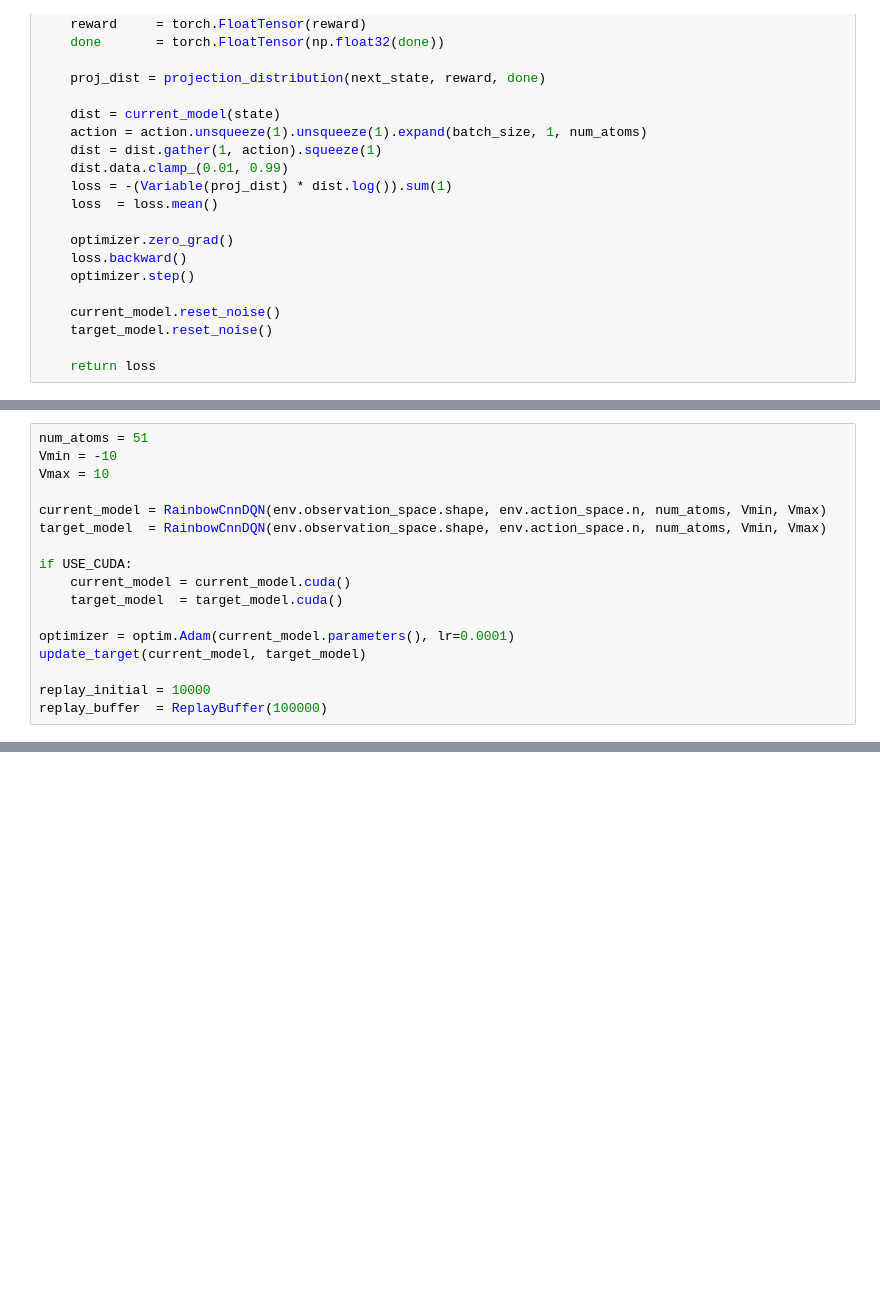
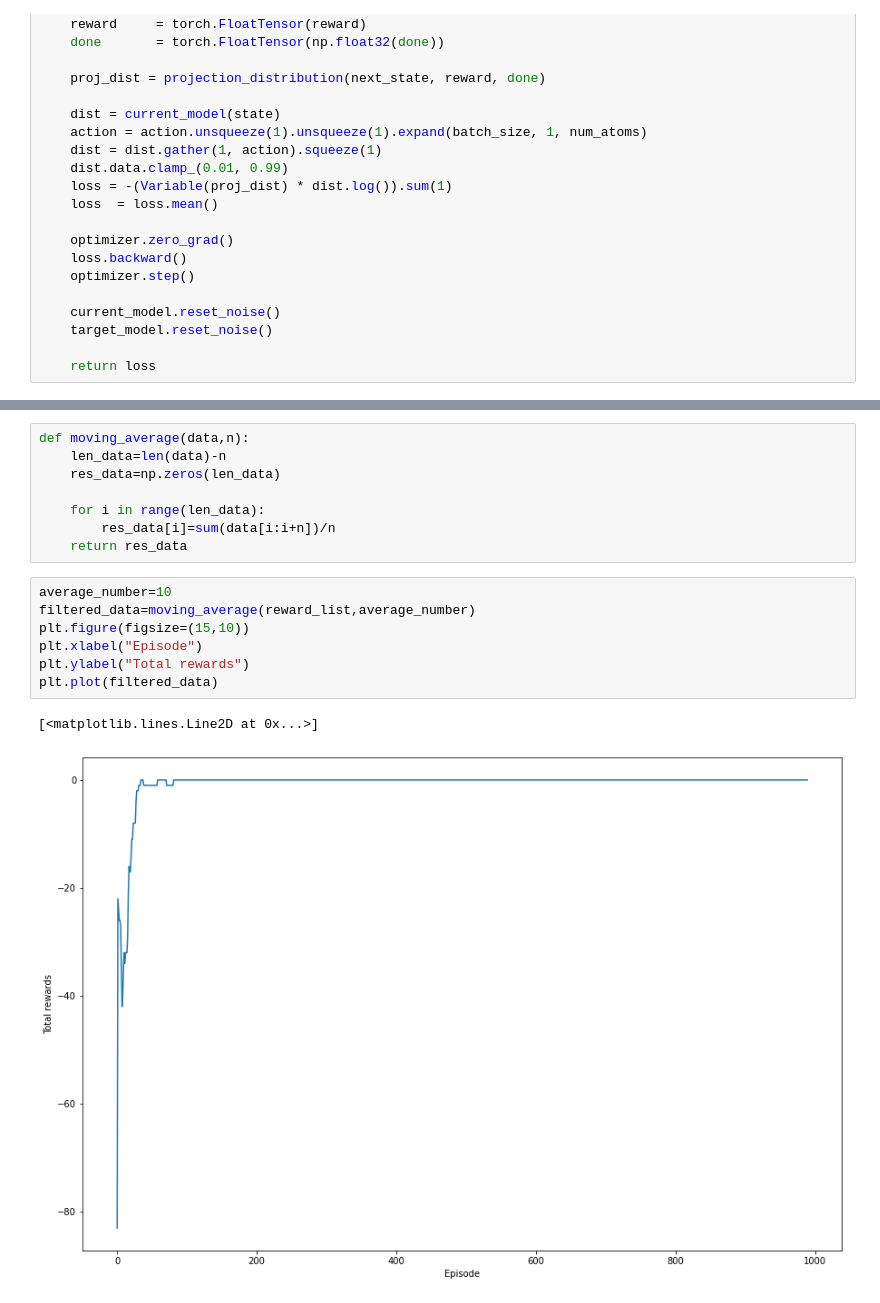
Before and after one commit to acsl-inha/collision_avoidance, a Jupyter notebook: Aircraft_avoidance_RL/6.non_cmd_rainbow/rainbow dqn.ipynb, the cells around one changed output, grey strips where cells are left out. Cells and saved outputs as stored; diff of their text form; blank space fills up the shorter version.

Commit message:
Apply Rainbow DQN and experiment with

```diff
--- a/Aircraft_avoidance_RL/6.non_cmd_rainbow/rainbow dqn.ipynb
+++ b/Aircraft_avoidance_RL/6.non_cmd_rainbow/rainbow dqn.ipynb
@@ -280,17 +156,0 @@ class RainbowCnnDQN(nn.Module):
-# %%
-num_atoms = 51
-Vmin = -10
-Vmax = 10
-
-current_model = RainbowCnnDQN(env.observation_space.shape, env.action_space.n, num_atoms, Vmin, Vmax)
-target_model  = RainbowCnnDQN(env.observation_space.shape, env.action_space.n, num_atoms, Vmin, Vmax)
-
-if USE_CUDA:
-    current_model = current_model.cuda()
-    target_model  = target_model.cuda()
-
-optimizer = optim.Adam(current_model.parameters(), lr=0.0001)
-update_target(current_model, target_model)
-
-replay_initial = 10000
-replay_buffer  = ReplayBuffer(100000)
@@ -331,0 +254,18 @@ for frame_idx in range(1, num_frames + 1):
+# %%
+def moving_average(data,n):
+    len_data=len(data)-n
+    res_data=np.zeros(len_data)
+
+    for i in range(len_data):
+        res_data[i]=sum(data[i:i+n])/n
+    return res_data
+# %%
+average_number=10
+filtered_data=moving_average(reward_list,average_number)
+plt.figure(figsize=(15,10))
+plt.xlabel("Episode")
+plt.ylabel("Total rewards")
+plt.plot(filtered_data)
+# %% [output]
+[<matplotlib.lines.Line2D at 0x...>]
+[figure, added]
```
Also changed, not shown: parts of 14 cells of this notebook, 28 other files.
